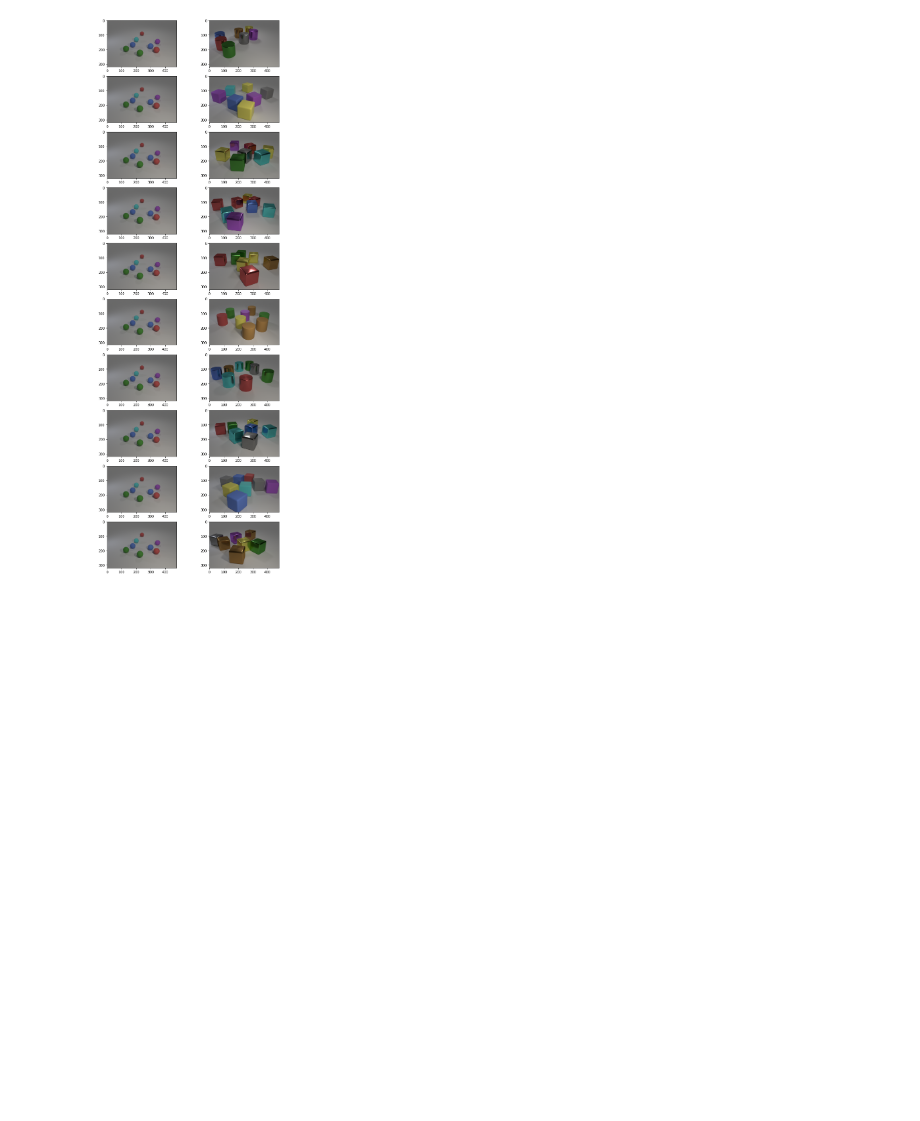
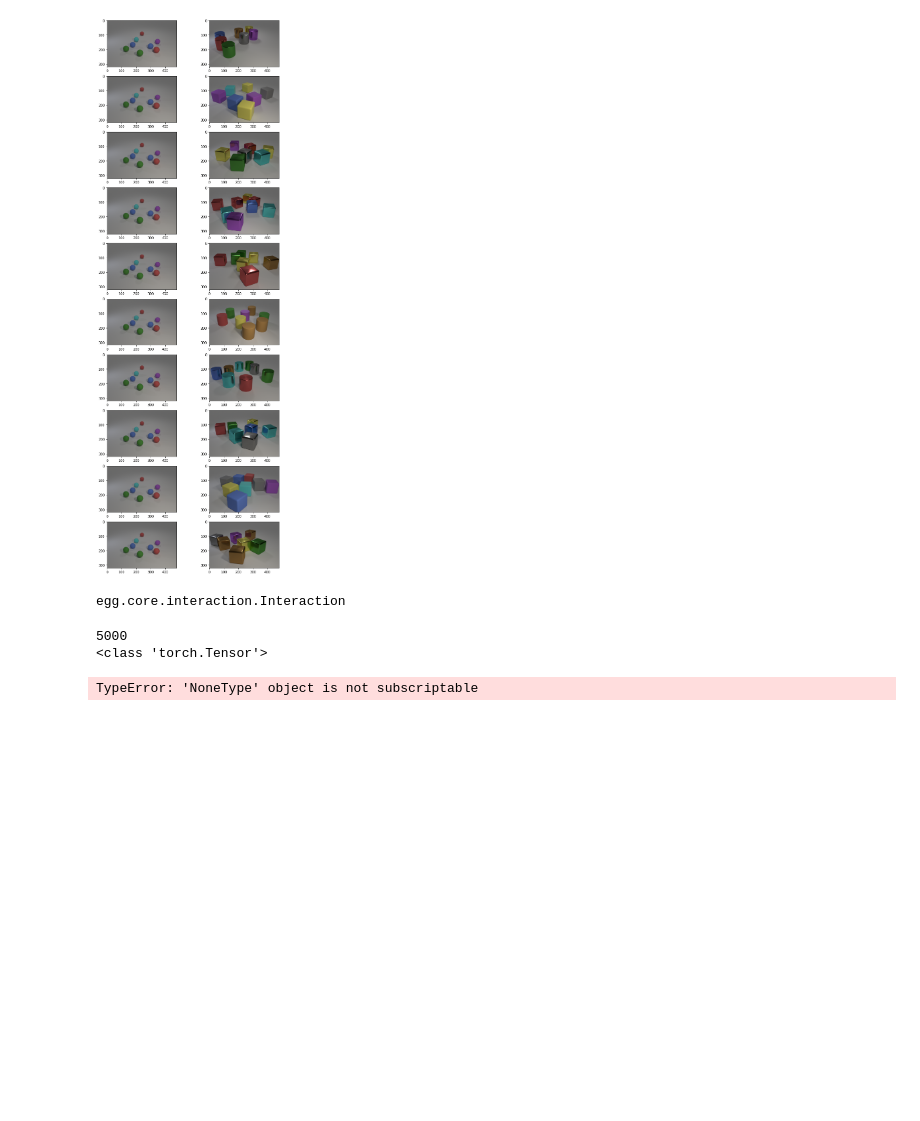
Before and after one commit to mappelgren/to-your-left, a Jupyter notebook: source/preexperiments/test.ipynb, the cells around one changed output. Saved outputs shown, nothing was run; the diff lists cells and outputs as text; code cells hidden in the pictures; blank space fills up the shorter version.

```diff
--- a/source/preexperiments/test.ipynb
+++ b/source/preexperiments/test.ipynb
@@ -144,0 +148,19 @@ pyplot.show()
+# %%
+interaction = torch.load('/home/dominik/Downloads/dessi_etal_data.interaction')
+type(interaction)
+# %% [output]
+egg.core.interaction.Interaction
+# %%
+print(len(interaction.sender_input))
+print(type(interaction.sender_input[5]))
+# %% [output]
+5000
+<class 'torch.Tensor'>
+# %%
+img_idx = 5 #@param {type:"integer"}
+
+pyplot.axis('off')
+pyplot.imshow(interaction.receiver_input[img_idx].permute(1, 2, 0) / interaction.sender_input[img_idx].max())
+# %% [output]
+TypeError: 'NoneType' object is not subscriptable
+[figure, added]
```
Also changed, not shown: parts of 1 cell of this notebook, 6 other files.
